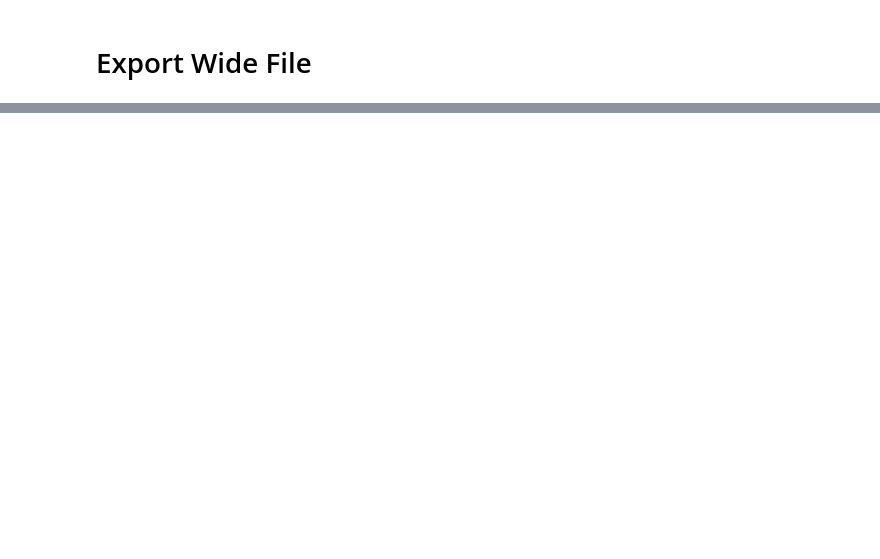
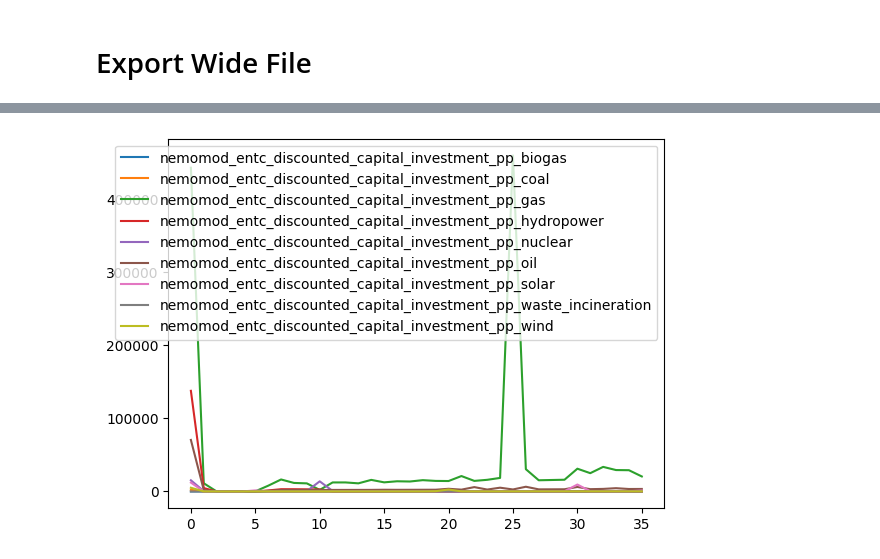
Before and after one commit to jcsyme/sisepuede_region_nbs, a Jupyter notebook: iran/iran_manager_wb.ipynb, the cells around one changed output, grey strips where cells are left out. Saved outputs shown, nothing was run; the diff lists cells and outputs as text; code cells hidden in the pictures; blank space fills up the shorter version.

```diff
--- a/iran/iran_manager_wb.ipynb
+++ b/iran/iran_manager_wb.ipynb
@@ -523,5 +523,32 @@ df_export.to_csv(
     encoding = "UTF-8"
 )
 # %%
-ssp.file_struct.dir_out
+primary_id = 0
+
+df_prim = df_out[
+    df_out[
+        ssp.key_primary
+    ]
+    .isin([primary_id])
+]
+
+df_in_cur = df_in[
+    df_in[
+        ssp.key_primary
+    ]
+    .isin([primary_id])
+]
+
+
+fields_plot = [
+    x for x in df_prim.columns
+    if "investment" in x
+    and df_prim[x].max() > 0
+]
+(
+    df_prim[fields_plot]
+    .plot(
+        legend = True,
+    )
+)
 # %% [output]
@@ -528,0 +556 @@ ssp.file_struct.dir_out
+[figure, added]
```
Also changed, not shown: parts of 14 cells of this notebook.
